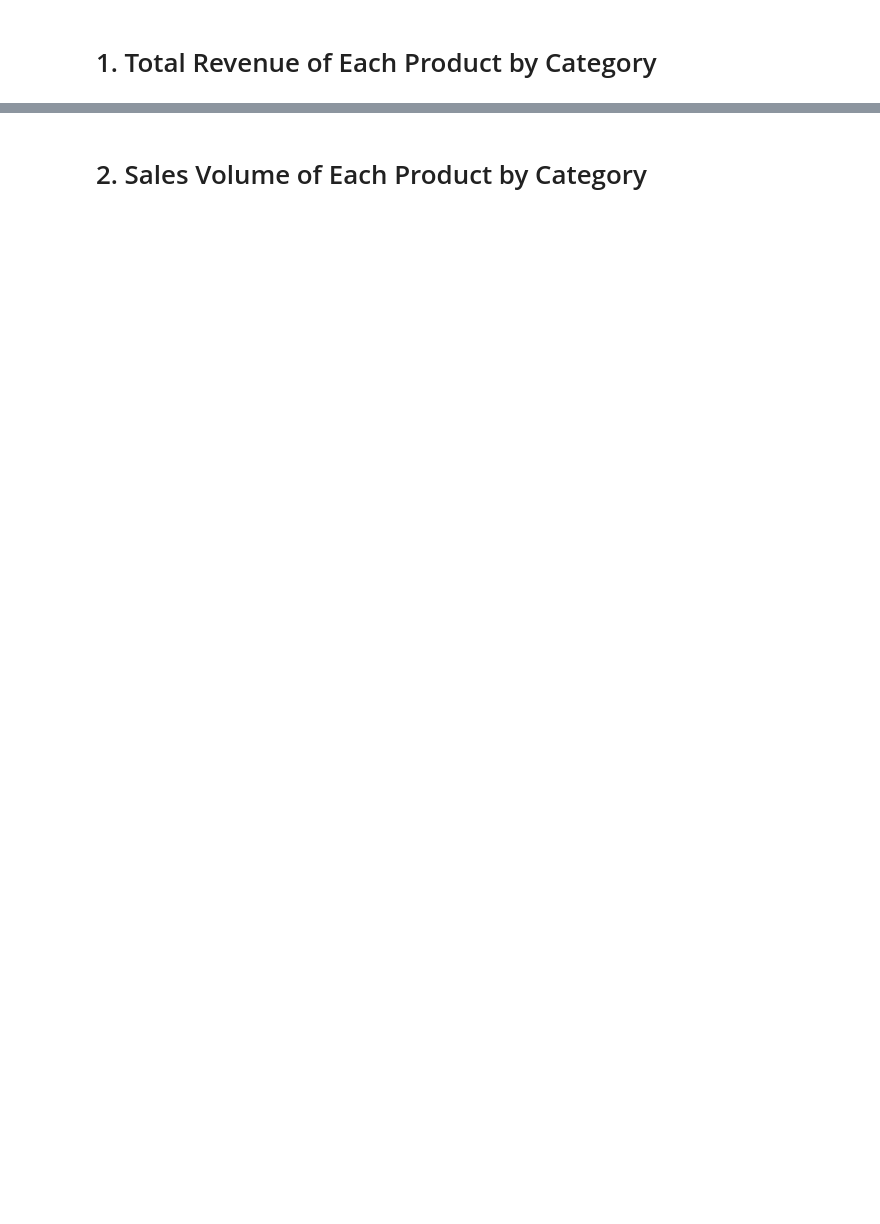
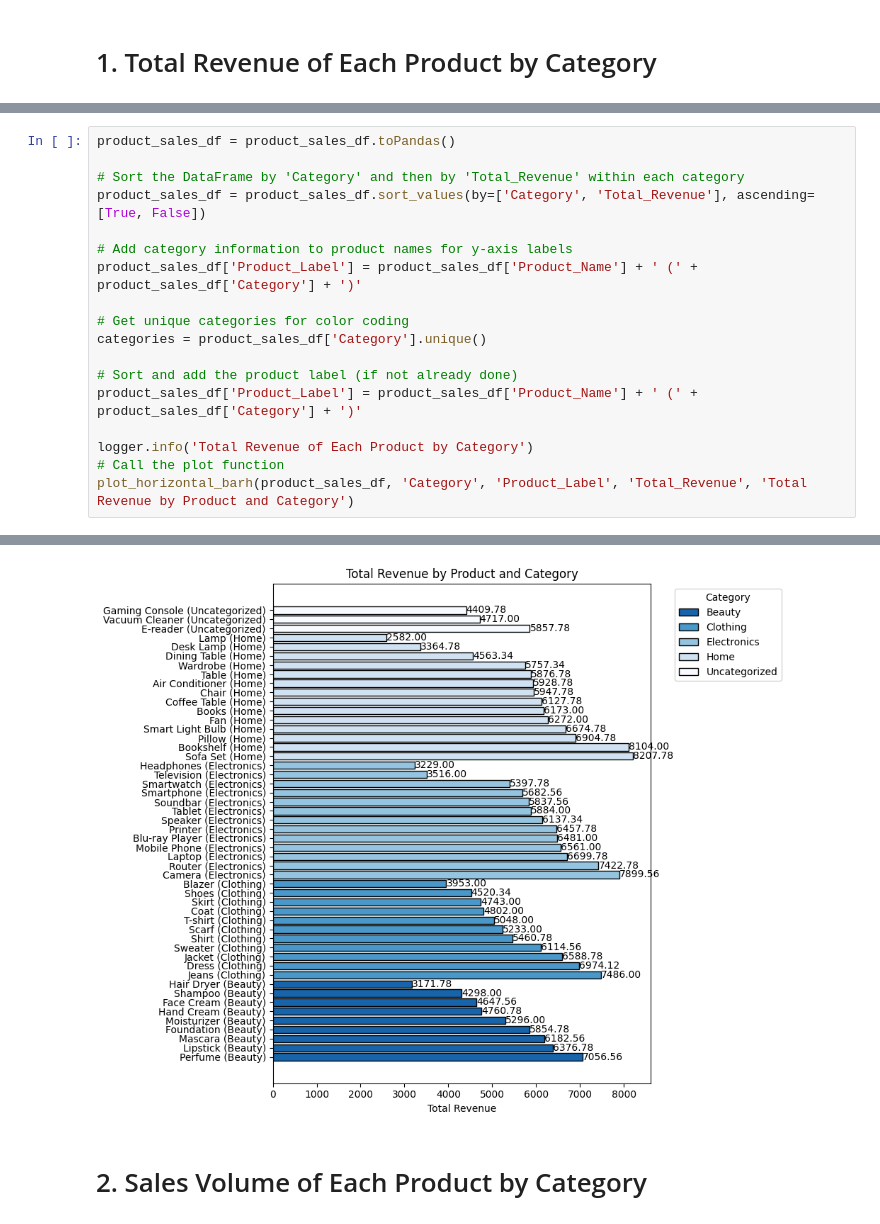
Before and after one commit to mansi-mishra0904/CRM-Data-Engineering-and-Analysis-Pipeline, a Jupyter notebook: CRM/product_sales_performance_evaluation.ipynb, the cells around one changed output, grey strips where cells are left out. Drawn from its saved outputs; the diff is of its cells as text; blank space fills up the shorter version.

```diff
--- a/CRM/product_sales_performance_evaluation.ipynb
+++ b/CRM/product_sales_performance_evaluation.ipynb
@@ -132,0 +83,19 @@ plt.show()
+# %%
+product_sales_df = product_sales_df.toPandas()
+
+# Sort the DataFrame by 'Category' and then by 'Total_Revenue' within each category
+product_sales_df = product_sales_df.sort_values(by=['Category', 'Total_Revenue'], ascending=[True, False])
+
+# Add category information to product names for y-axis labels
+product_sales_df['Product_Label'] = product_sales_df['Product_Name'] + ' (' + product_sales_df['Category'] + ')'
+
+# Get unique categories for color coding
+categories = product_sales_df['Category'].unique()
+
+# Sort and add the product label (if not already done)
+product_sales_df['Product_Label'] = product_sales_df['Product_Name'] + ' (' + product_sales_df['Category'] + ')'
+
+logger.info('Total Revenue of Each Product by Category')
+# Call the plot function
+plot_horizontal_barh(product_sales_df, 'Category', 'Product_Label', 'Total_Revenue', 'Total Revenue by Product and Category')
+# %% [output]
@@ -133,3 +103,4 @@ plt.show()
+[figure, added]
 # %% [markdown]
 # 2. Sales Volume of Each Product by Category
 # %%
```
Also changed, not shown: parts of 15 cells of this notebook, 3 other files.
